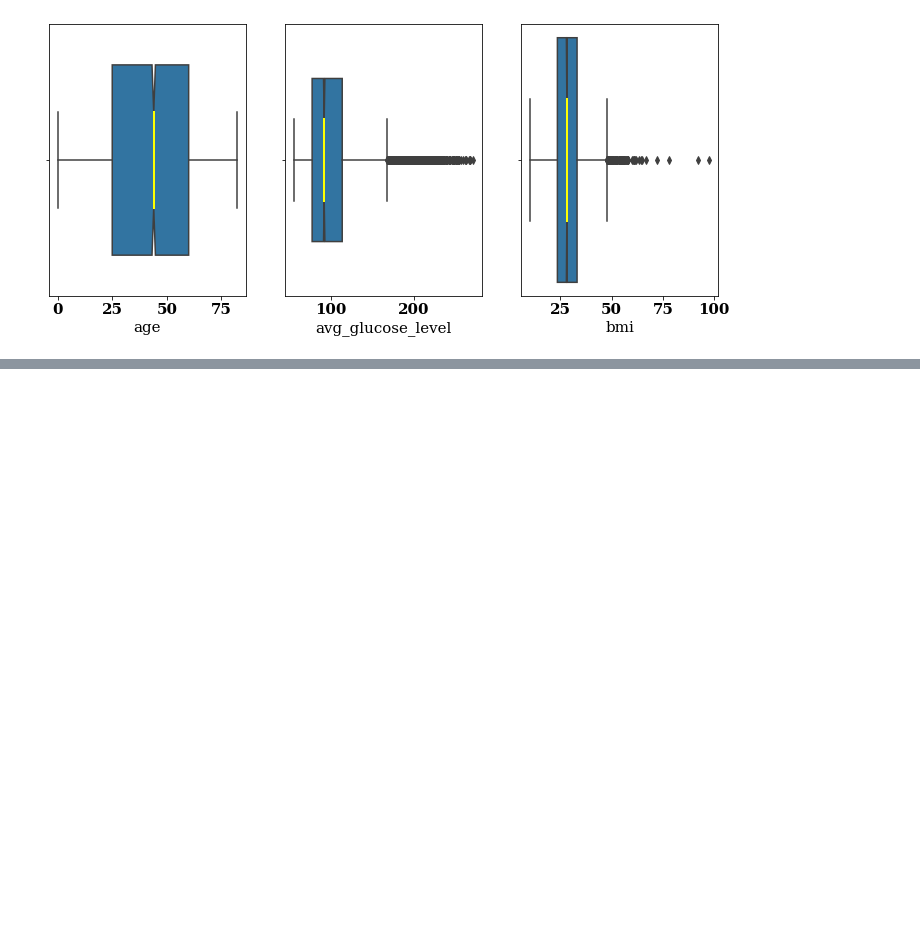
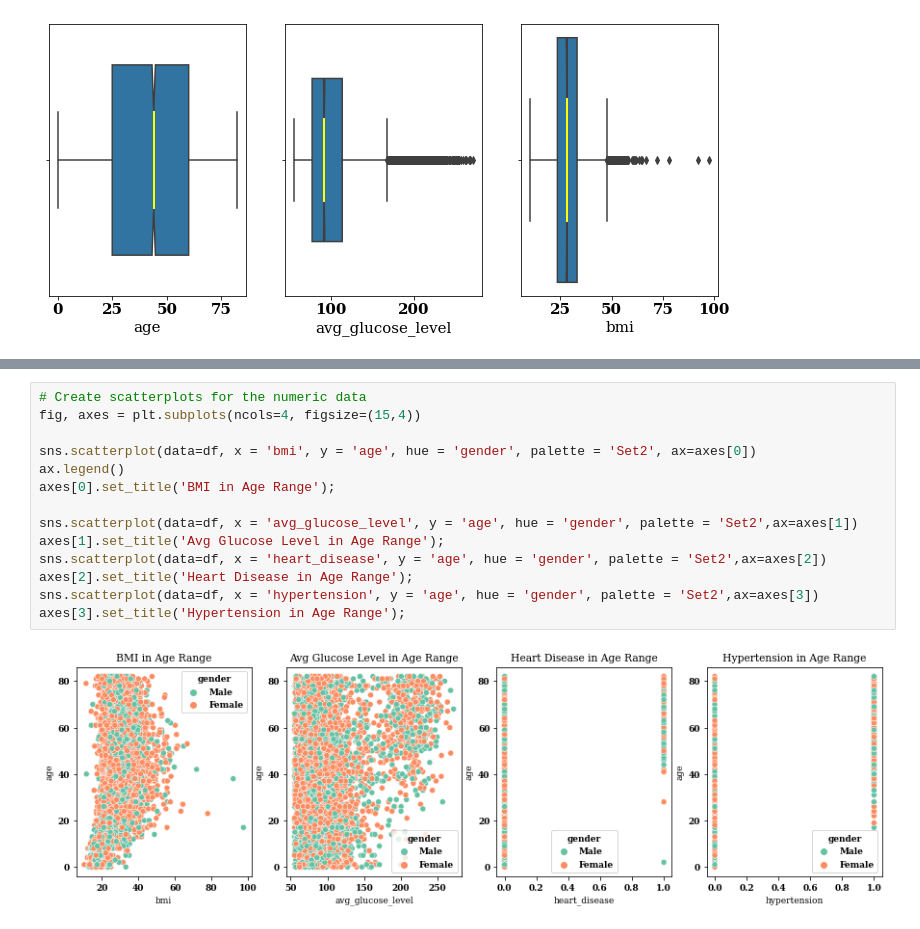
Before and after one commit to julianasaha/Risk-of-Stroke-Prediction, a Jupyter notebook: Project_2_(Core).ipynb, the cells around one changed output, grey strips where cells are left out. Drawn from its saved outputs; the diff is of its cells as text; blank space fills up the shorter version.

```diff
--- a/Project_2_(Core).ipynb
+++ b/Project_2_(Core).ipynb
@@ -223,0 +263,16 @@ plt.rcParams.update( {'font.family':'serif', 'font.size':9,
+# %%
+# Create scatterplots for the numeric data
+fig, axes = plt.subplots(ncols=4, figsize=(15,4))
+
+sns.scatterplot(data=df, x = 'bmi', y = 'age', hue = 'gender', palette = 'Set2', ax=axes[0])
+ax.legend()
+axes[0].set_title('BMI in Age Range');
+
+sns.scatterplot(data=df, x = 'avg_glucose_level', y = 'age', hue = 'gender', palette = 'Set2',ax=axes[1])
+axes[1].set_title('Avg Glucose Level in Age Range');
+sns.scatterplot(data=df, x = 'heart_disease', y = 'age', hue = 'gender', palette = 'Set2',ax=axes[2])
+axes[2].set_title('Heart Disease in Age Range');
+sns.scatterplot(data=df, x = 'hypertension', y = 'age', hue = 'gender', palette = 'Set2',ax=axes[3])
+axes[3].set_title('Hypertension in Age Range');
+# %% [output]
+[figure, added]
```
Also changed, not shown: parts of 11 cells of this notebook.
